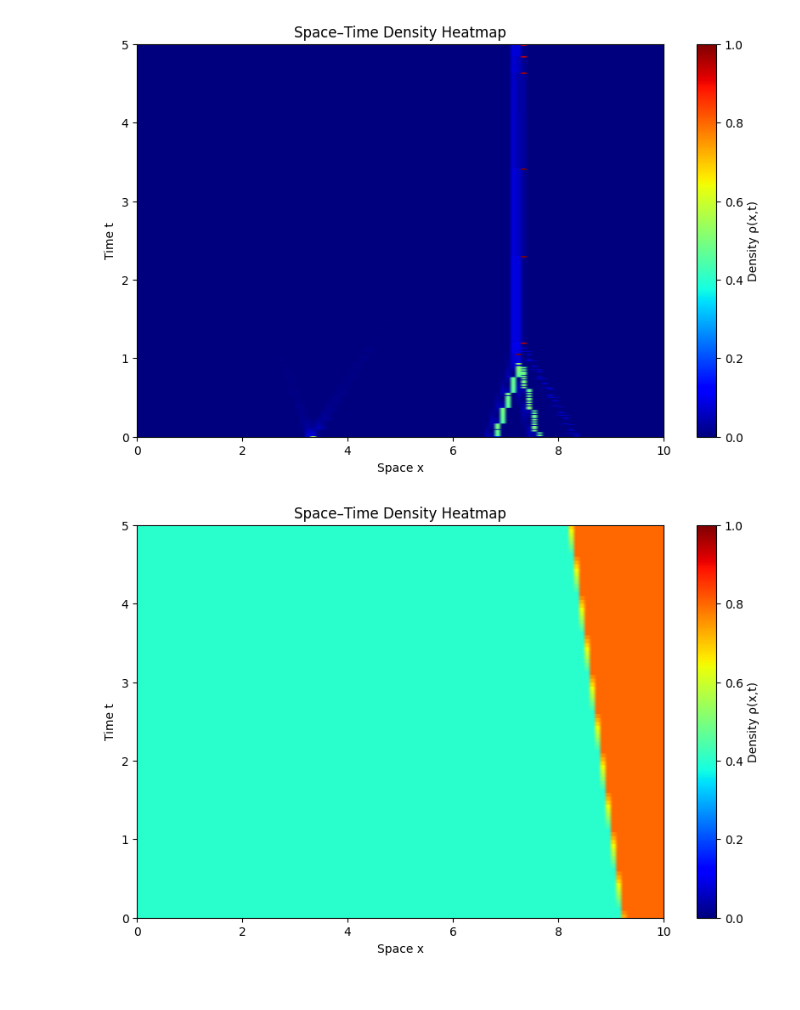
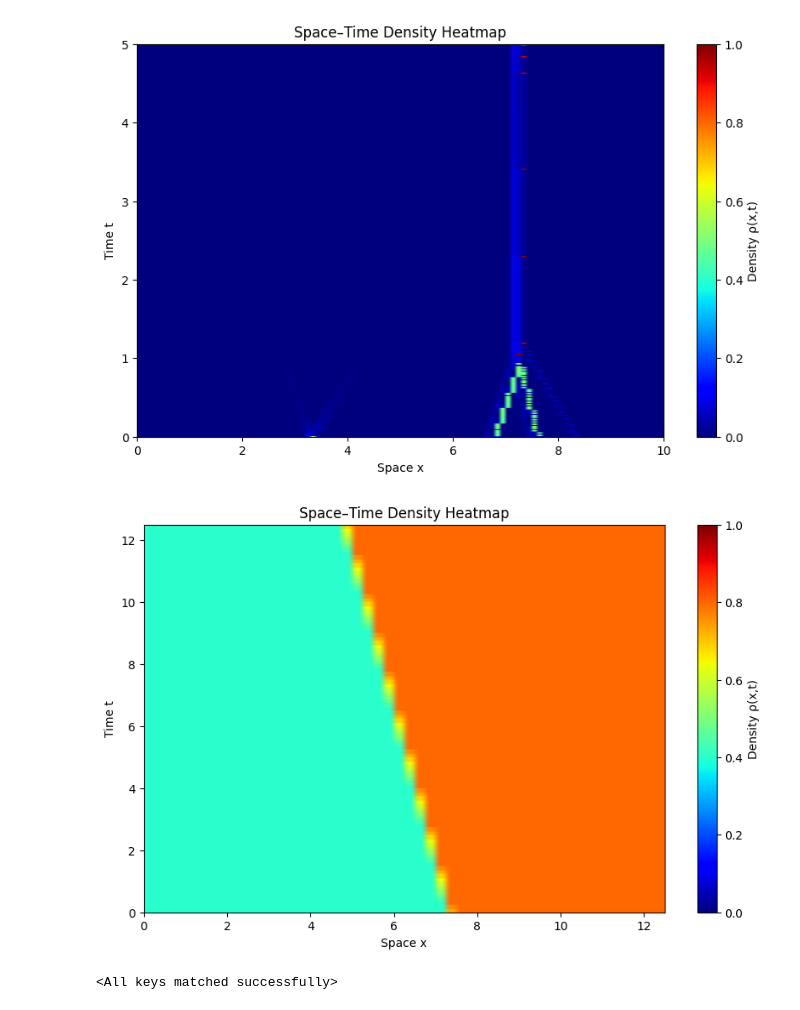
Before and after one commit to mchami02/saint-venant, a Jupyter notebook: operator_learning/operator_test.ipynb, the cells around one changed output. Cells and saved outputs as stored; diff of their text form; code cells hidden in the pictures.

Commit message:
added wavefront models

```diff
--- a/operator_learning/operator_test.ipynb
+++ b/operator_learning/operator_test.ipynb
@@ -53,20 +53,42 @@ plt.show()
 # %%
 from operator_data_pipeline import PiecewiseRandom
 from nfv.problem import Problem
 from nfv.flows import Greenshield
 from nfv.solvers import LaxHopf
 import torch
 import numpy as np
 from numerical_methods.plotter import plot_grid_density, animate_density
 
-nx = 100
-nt = 500
-dx = 0.1
-dt = 0.01
-max_steps = 2
-ics = [PiecewiseRandom(ks=[0.4, 0.8], x_noise=False) for _ in range(1)]
+nx = 50
+nt = 250
+dx = 0.25
+dt = 0.05
+max_steps = 3
+ics = [PiecewiseRandom(ks=[0.4, 0.8], x_noise=False) for _ in range(10)]
 problem = Problem(nx=nx, nt=nt, dx=dx, dt=dt, ic=ics, flow=Greenshield())
 grids = problem.solve(LaxHopf, batch_size=4, dtype=torch.float64, progressbar=True).cpu().numpy()
 plot_grid_density(grids[0], nx, nt, dx, dt)
 # %% [output]
-[figure, old version]
+[figure, new version]
+# %%
+from model import OperatorModel, WaveFrontFNO
+import torch
+
+model = OperatorModel(WaveFrontFNO,
+            n_experts=5,
+            n_modes=(16, 8),
+            n_layers=4,
+            hidden_dim=32,
+            in_channels=3,
+            num_encoder_layers=2,
+            num_heads=4,
+            max_fronts=5,
+            boundary_sharpness=10.0,
+        )
+
+# Load state dict and filter out neuralop metadata key
+state_dict = torch.load('operator.pth', weights_only=False)
+state_dict = {k: v for k, v in state_dict.items() if k != '_metadata'}
+model.load_state_dict(state_dict)
+# %% [output]
+<All keys matched successfully>
```
Also changed, not shown: parts of 3 cells of this notebook, 6 other files.
